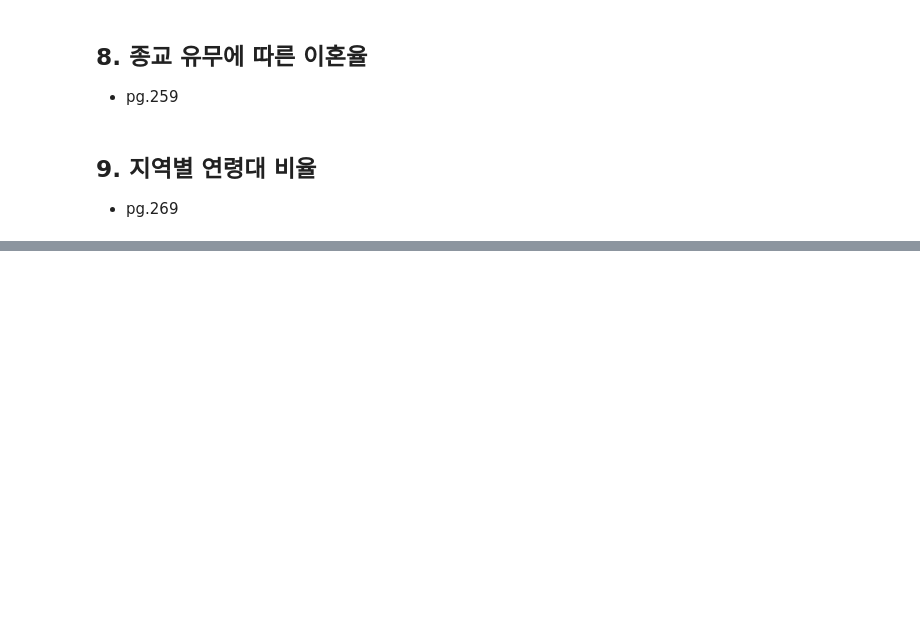
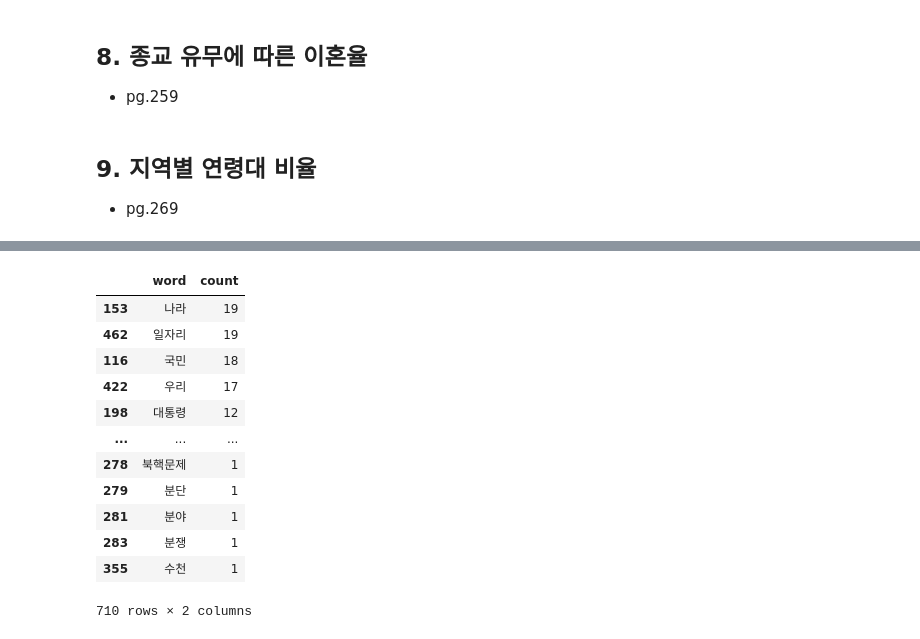
Before and after one commit to seon0415/weit, a Jupyter notebook: 위아이티0213.ipynb, the cells around one changed output, grey strips where cells are left out. Saved outputs shown, nothing was run; the diff lists cells and outputs as text; code cells hidden in the pictures; blank space fills up the shorter version.

```diff
--- a/위아이티0213.ipynb
+++ b/위아이티0213.ipynb
@@ -1017,3 +1014,35 @@ df_word=df_word.groupby('word', as_index=False)\
+# %%
+import pandas as pd
+
+nouns=hannanum.nouns(moon)
+df_word=pd.DataFrame({'word':nouns})
+
+#단어 빈도표 만들기
+df_word['len']=df_word['word'].str.len()
+
+#두글자 이상 단어만 남기기
+df_word=df_word.query('len >=2')
+
+#단어 빈도 구하기
+df_word=df_word.groupby('word', as_index=False)\
+                .agg(count=('word','count'))\
+                .sort_values('count', ascending=False)
+
+df_word
+# %% [output]
+|  | word | count |
+| 153 | 나라 | 19 |
+| 462 | 일자리 | 19 |
+| 116 | 국민 | 18 |
+| 422 | 우리 | 17 |
+| 198 | 대통령 | 12 |
+| ... | ... | ... |
+| 278 | 북핵문제 | 1 |
+| 279 | 분단 | 1 |
+| 281 | 분야 | 1 |
+| 283 | 분쟁 | 1 |
+| 355 | 수천 | 1 |
+710 rows × 2 columns
 # %%
 #단어 빈도 막대그래프
 top20= df_word.head(20)
```
Also changed, not shown: parts of 24 cells of this notebook.
